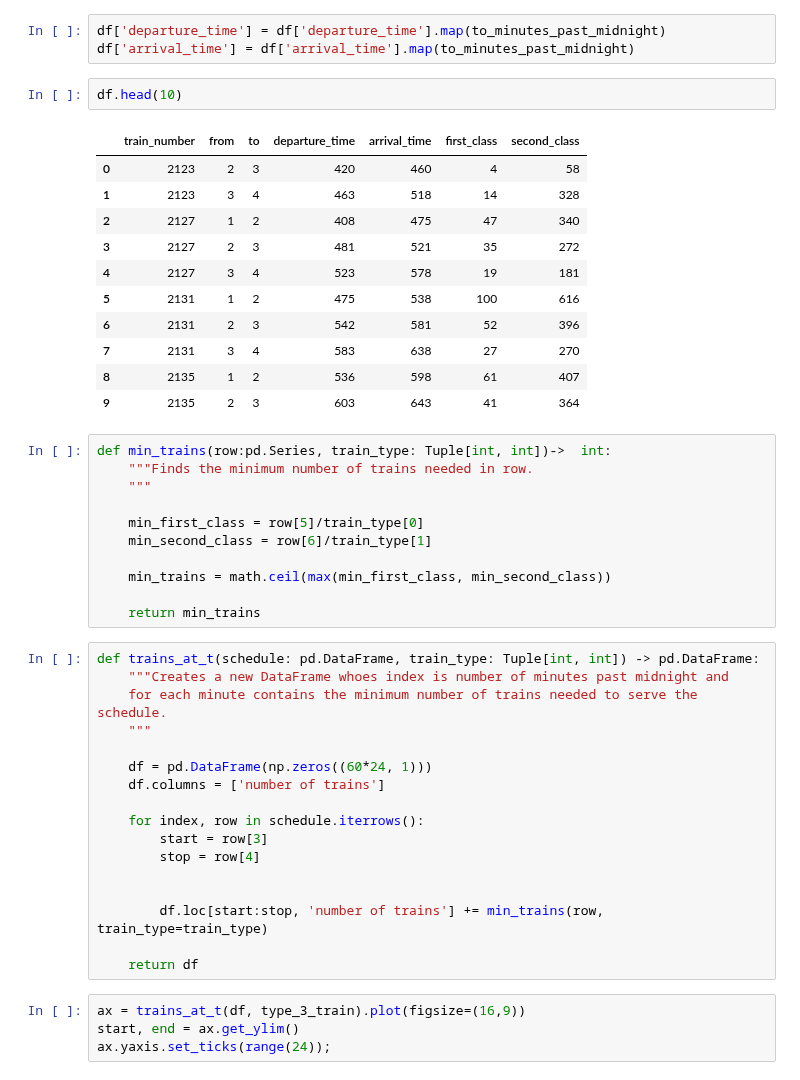
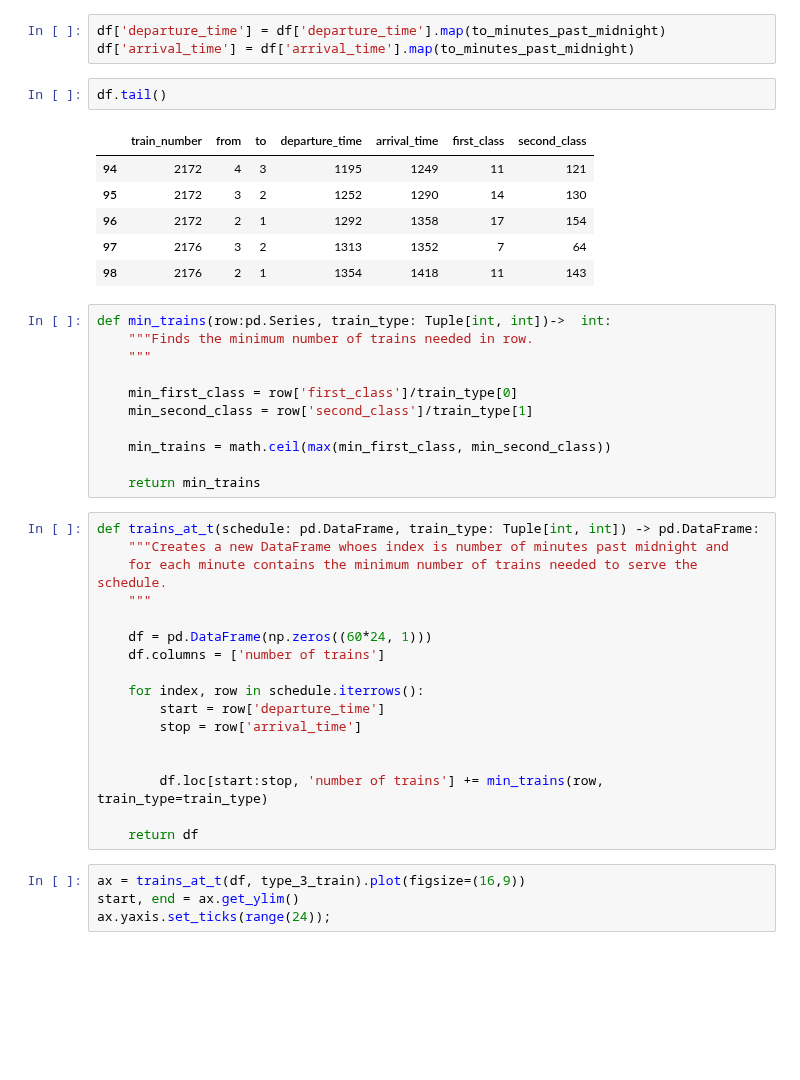
Before and after one commit to Sun-flowerSamurai/train-modelling, a Jupyter notebook: loading_train_data.ipynb, the cells around one changed output. Saved outputs shown, nothing was run; the diff lists cells and outputs as text; blank space fills up the shorter version.

```diff
--- a/loading_train_data.ipynb
+++ b/loading_train_data.ipynb
@@ -47,27 +47,22 @@ def to_minutes_past_midnight(time: int) -> int:
 # %%
 df['departure_time'] = df['departure_time'].map(to_minutes_past_midnight)
 df['arrival_time'] = df['arrival_time'].map(to_minutes_past_midnight)
-# %%
-df.head(10)
-# %% [output]
-|  | train_number | from | to | departure_time | arrival_time | first_class | second_class |
-| 0 | 2123 | 2 | 3 | 420 | 460 | 4 | 58 |
-| 1 | 2123 | 3 | 4 | 463 | 518 | 14 | 328 |
-| 2 | 2127 | 1 | 2 | 408 | 475 | 47 | 340 |
-| 3 | 2127 | 2 | 3 | 481 | 521 | 35 | 272 |
-| 4 | 2127 | 3 | 4 | 523 | 578 | 19 | 181 |
-| 5 | 2131 | 1 | 2 | 475 | 538 | 100 | 616 |
-| 6 | 2131 | 2 | 3 | 542 | 581 | 52 | 396 |
-| 7 | 2131 | 3 | 4 | 583 | 638 | 27 | 270 |
-| 8 | 2135 | 1 | 2 | 536 | 598 | 61 | 407 |
-| 9 | 2135 | 2 | 3 | 603 | 643 | 41 | 364 |
+# %%
+df.tail()
+# %% [output]
+|  | train_number | from | to | departure_time | arrival_time | first_class | second_class |
+| 94 | 2172 | 4 | 3 | 1195 | 1249 | 11 | 121 |
+| 95 | 2172 | 3 | 2 | 1252 | 1290 | 14 | 130 |
+| 96 | 2172 | 2 | 1 | 1292 | 1358 | 17 | 154 |
+| 97 | 2176 | 3 | 2 | 1313 | 1352 | 7 | 64 |
+| 98 | 2176 | 2 | 1 | 1354 | 1418 | 11 | 143 |
 # %%
 def min_trains(row:pd.Series, train_type: Tuple[int, int])->  int:
     """Finds the minimum number of trains needed in row.
     """
 
-    min_first_class = row[5]/train_type[0]
-    min_second_class = row[6]/train_type[1]
+    min_first_class = row['first_class']/train_type[0]
+    min_second_class = row['second_class']/train_type[1]
 
     min_trains = math.ceil(max(min_first_class, min_second_class))
 
@@ -82,8 +77,8 @@ def trains_at_t(schedule: pd.DataFrame, train_type: Tuple[int, int]) -> pd.DataF
     df.columns = ['number of trains']
 
     for index, row in schedule.iterrows():
-        start = row[3]
-        stop = row[4]
+        start = row['departure_time']
+        stop = row['arrival_time']
 
 
         df.loc[start:stop, 'number of trains'] += min_trains(row, train_type=train_type)
```
Also changed, not shown: parts of 1 cell of this notebook, 1 other file.
